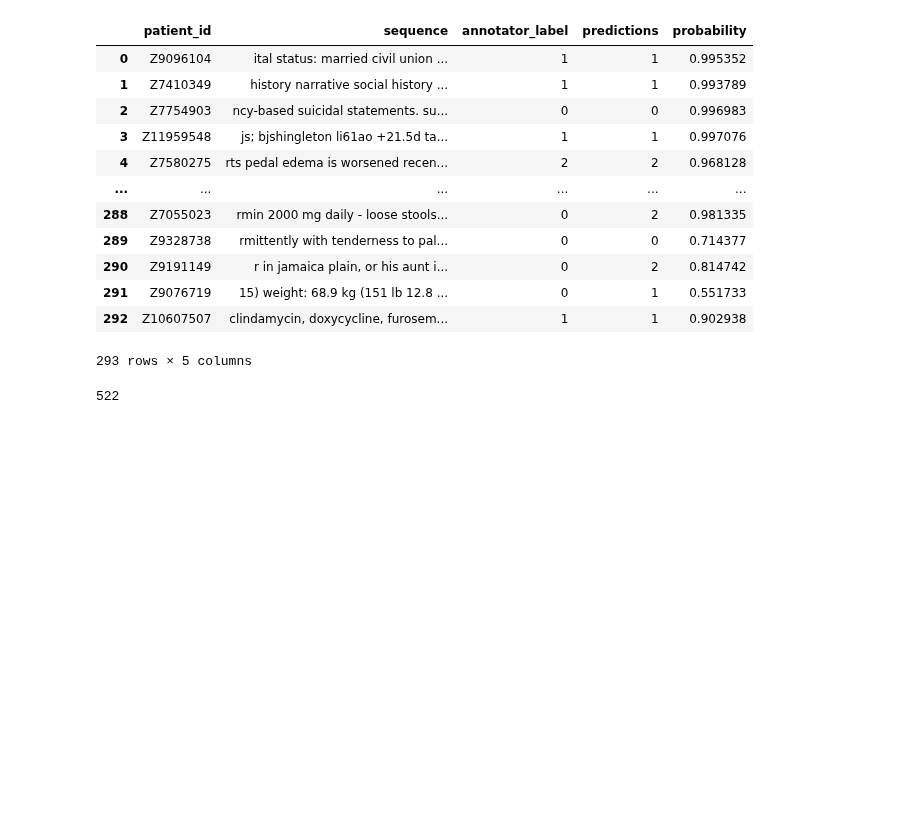
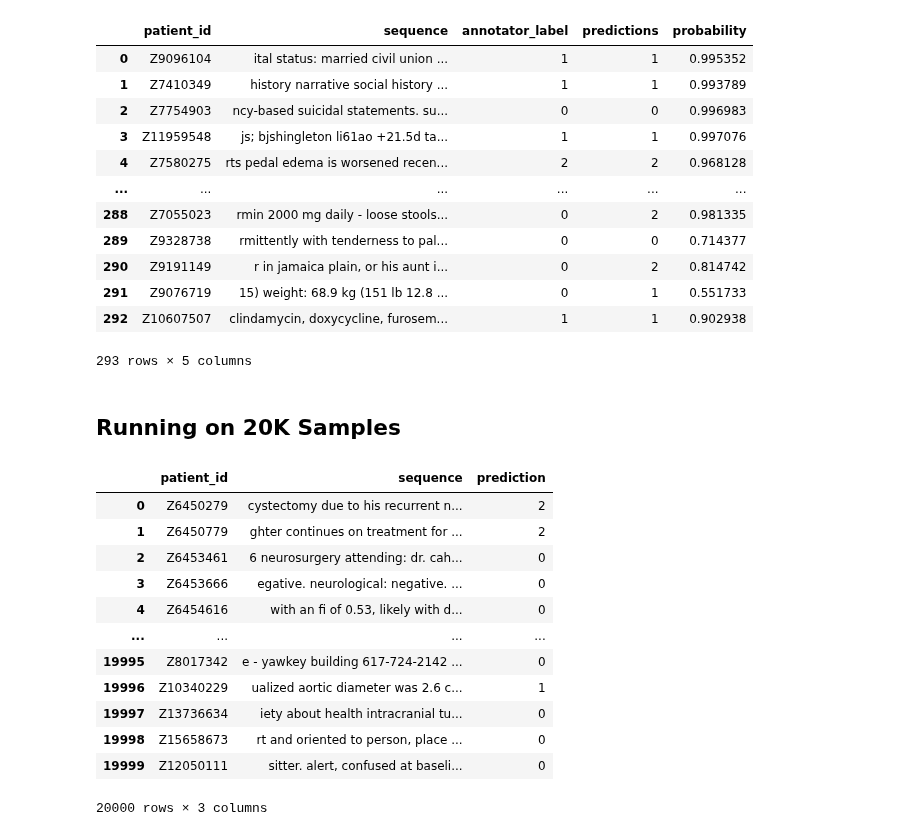
Before and after one commit to anaconda121/NeuraHealth, a Jupyter notebook: Modeling/TFIDF with Regularized Logistic Regression.ipynb, the cells around one changed output. Cells and saved outputs as stored; diff of their text form; code cells hidden in the pictures; blank space fills up the shorter version.

```diff
--- a/Modeling/TFIDF with Regularized Logistic Regression.ipynb
+++ b/Modeling/TFIDF with Regularized Logistic Regression.ipynb
@@ -481,7 +523,3 @@ test
 293 rows × 5 columns
 # %%
 test.to_csv(r"C:\Users\MIND_DS\Dropbox (Partners HealthCare)\NLP\Tanish\APOE-SLAT\Baseline_Model\data\probabilities_test_set.csv", index = False)
-# %%
-len(valid["patient_id"].unique())
-# %% [output]
-522
@@ -489,0 +526,22 @@ roc_auc_score(test["label"], test["probability"],average='weighted', multi_class
+# %% [markdown]
+## Running on 20K Samples
+# %%
+sample_predictions = model.predict(tfidf_sample.filter(items = top_tfidf_features_df['Features']))
+# %%
+sample["predictions"] = sample_predictions
+# %%
+sample
+# %% [output]
+|  | patient_id | sequence | prediction |
+| 0 | Z6450279 | cystectomy due to his recurrent n... | 2 |
+| 1 | Z6450779 | ghter continues on treatment for ... | 2 |
+| 2 | Z6453461 | 6 neurosurgery attending: dr. cah... | 0 |
+| 3 | Z6453666 | egative. neurological: negative. ... | 0 |
+| 4 | Z6454616 | with an fi of 0.53, likely with d... | 0 |
+| ... | ... | ... | ... |
+| 19995 | Z8017342 | e - yawkey building 617-724-2142 ... | 0 |
+| 19996 | Z10340229 | ualized aortic diameter was 2.6 c... | 1 |
+| 19997 | Z13736634 | iety about health intracranial tu... | 0 |
+| 19998 | Z15658673 | rt and oriented to person, place ... | 0 |
+| 19999 | Z12050111 | sitter. alert, confused at baseli... | 0 |
+20000 rows × 3 columns
```
Also changed, not shown: parts of 20 cells of this notebook, 1 other file.
